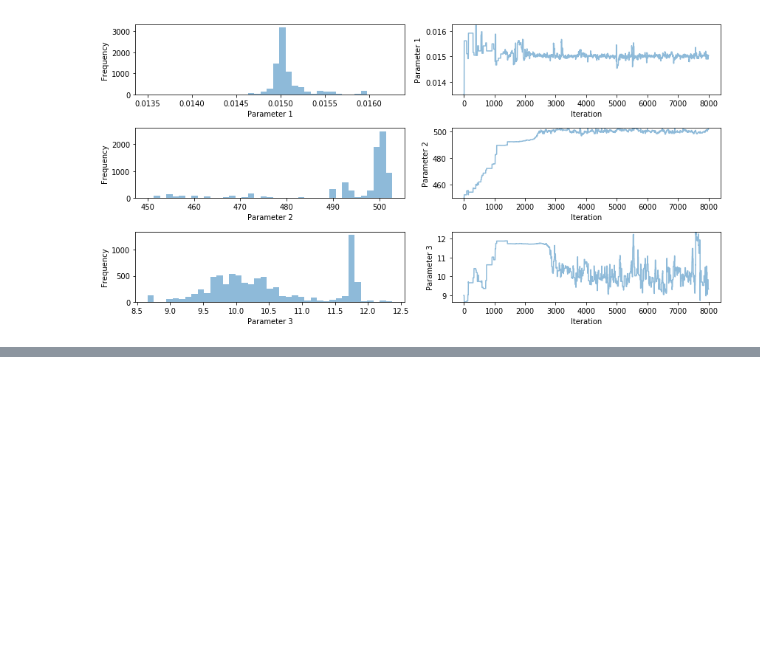
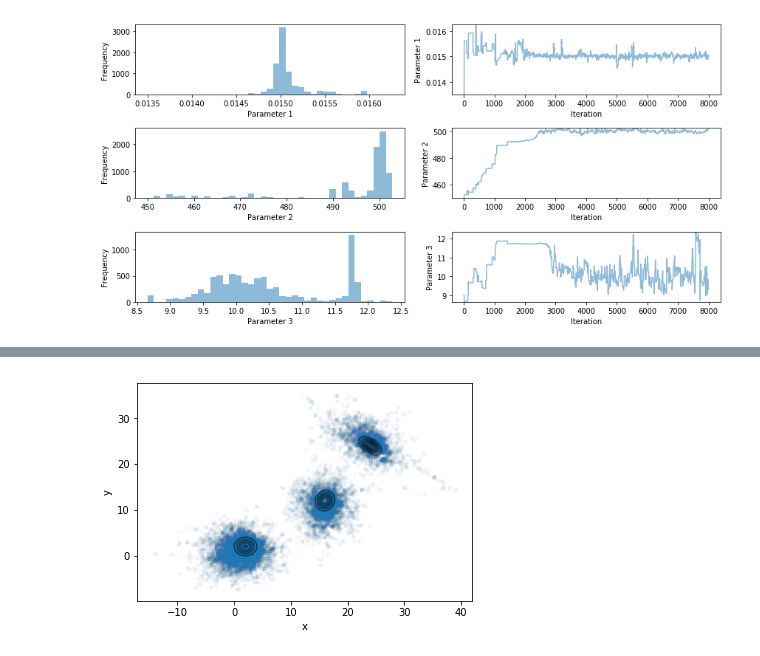
Before and after one commit to pints-team/pints, a Jupyter notebook: examples/sampling-adaptive-covariance-localised.ipynb, the cells around one changed output, grey strips where cells are left out. Drawn from its saved outputs; the diff is of its cells as text; code cells hidden in the pictures; blank space fills up the shorter version.

```diff
--- a/examples/sampling-adaptive-covariance-localised.ipynb
+++ b/examples/sampling-adaptive-covariance-localised.ipynb
@@ -149,0 +156,9 @@ Done!
+# %%
+samples = np.vstack(chains)
+plt.contour(X, Y, Z, colors='k', alpha=0.5)
+plt.scatter(samples[:,0], samples[:,1], marker='.', alpha=0.01)
+plt.xlabel('x')
+plt.ylabel('y')
+plt.show()
+# %% [output]
+[figure, added]
```
Also changed, not shown: parts of 2 cells of this notebook.
